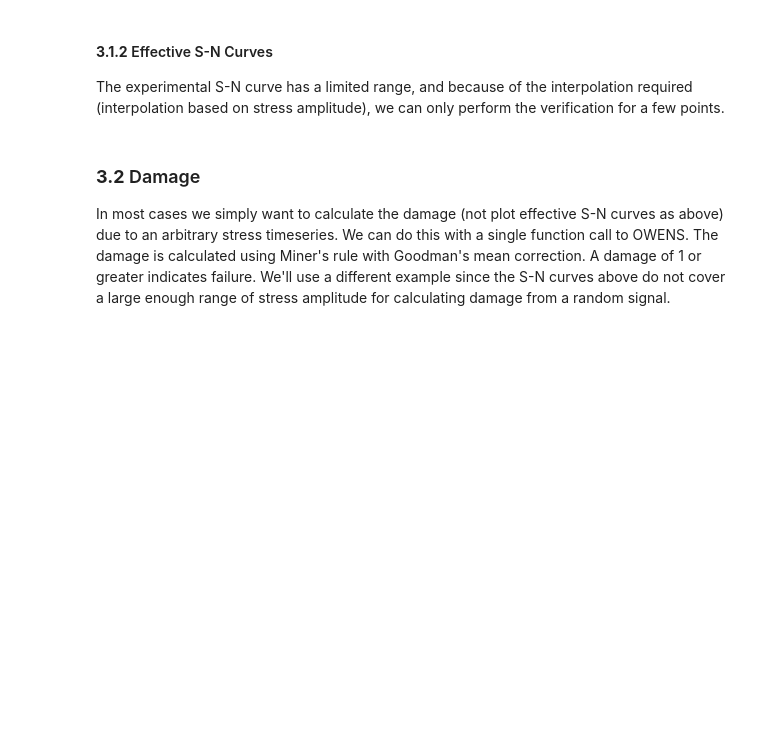
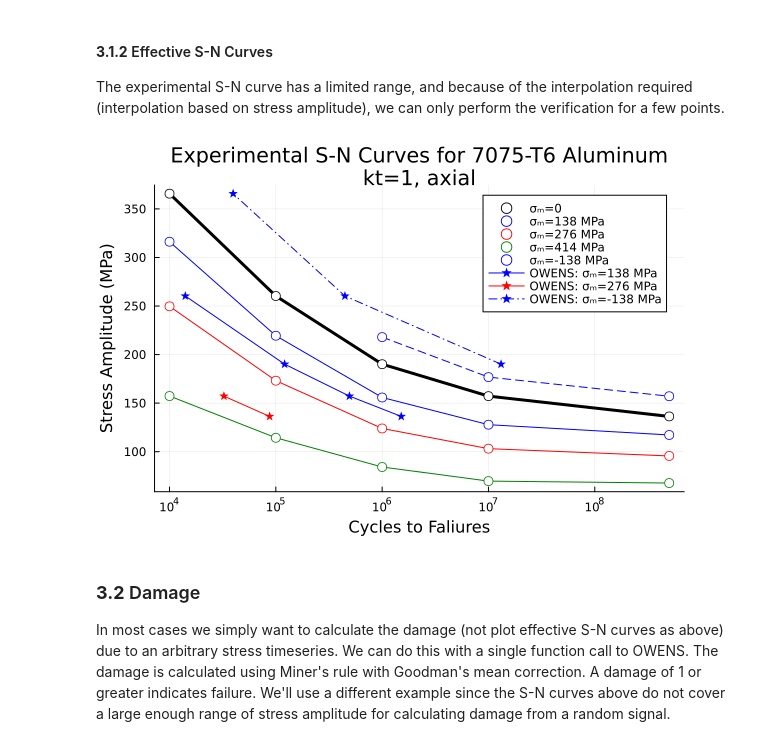
Before and after one commit to sandialabs/OWENS.jl, a Jupyter notebook: dev/examples/F_fatigue.ipynb, the cells around one changed output. Drawn from its saved outputs; the diff is of its cells as text; code cells hidden in the pictures; blank space fills up the shorter version.

```diff
--- a/dev/examples/F_fatigue.ipynb
+++ b/dev/examples/F_fatigue.ipynb
@@ -192,34 +193,35 @@ stress_mean = 276e6
 stress_amplitudes_276 = sn_stress[1:2]
 logN_276 = zeros(0)
 for stress_amplitude in stress_amplitudes_276
     mean_levels, amplitude_levels, ncycles, amplitude_levels_effective = OWENS.rainflow_mean_corrected(stress(stress_amplitude, stress_mean), ultimate_strength; nbins_amplitude, nbins_mean)
     log_ncycles_fail = OWENS.sn_curve_mean_corrected(sn_stress, sn_log_cycles, amplitude_levels_effective)
     append!(logN_276, log_ncycles_fail[end, mean_bins_mid])
 end
 
 # plot
 color_0 = :black
 color_138, color_276, color_414 = :blue, :red, :green
 markersize, markercolor = 5, :white
 # mean
 plot(ncycles_exp, mean_0, label=:none, color=color_0, lw=3, xaxis=:log, title="Experimental S-N Curves for 7075-T6 Aluminum\nkt=1, axial", xlabel="Cycles to Faliures", ylabel="Stress Amplitude (MPa)", legend=:topright, grid=true)
 scatter!(ncycles_exp, mean_0, label="σₘ=0", color=markercolor, markerstrokecolor=color_0, markersize=markersize)
 # positive
 for (mean, color, label) in zip([mean_138, mean_276, mean_414], [color_138, color_276, color_414], [138, 276, 414])
     plot!(ncycles_exp, mean, label=:none, color=color)
     scatter!(ncycles_exp, mean, label="σₘ=$label MPa", color=markercolor, markerstrokecolor=color, markersize=markersize)
 end
 # negative
 for (mean, color, label) in zip([mean_n138,], [color_138,], [-138,])
     plot!(ncycles_exp, mean, label=:none, color=color, linestyle=:dash)
     scatter!(ncycles_exp, mean, label="σₘ=$label MPa", color=markercolor, markerstrokecolor=color, markersize=markersize)
 end
 # Miner's rule + Goodman's correction
 plot!(10 .^ logN_138, stress_amplitudes_138 * 1e-6, color=color_138, markershape=:star5, markerstrokecolor=color_138, markersize=markersize, label="OWENS: σₘ=138 MPa")
 plot!(10 .^ logN_276, stress_amplitudes_276 * 1e-6, color=color_276, markershape=:star5, markerstrokecolor=color_276, markersize=markersize, label="OWENS: σₘ=276 MPa")
 plot!(10 .^ logN_n138, stress_amplitudes_n138 * 1e-6, color=color_138, linestyle=:dashdot, markershape=:star5, markerstrokecolor=color_138, markersize=markersize, label="OWENS: σₘ=-138 MPa")
 plot!()
-nothing
+# %% [output]
+[figure, added]
 # %% [markdown]
 ### **3.2** Damage
 In most cases we simply want to calculate the damage (not plot effective S-N curves as above) due to an arbitrary stress timeseries. We can do this with a single function call to OWENS. The damage is calculated using Miner's rule with Goodman's mean correction. A damage of 1 or greater indicates failure. We'll use a different example since the S-N curves above do not cover a large enough range of stress amplitude for calculating damage from a random signal.
```
Also changed, not shown: parts of 8 cells of this notebook, 42 other files.
